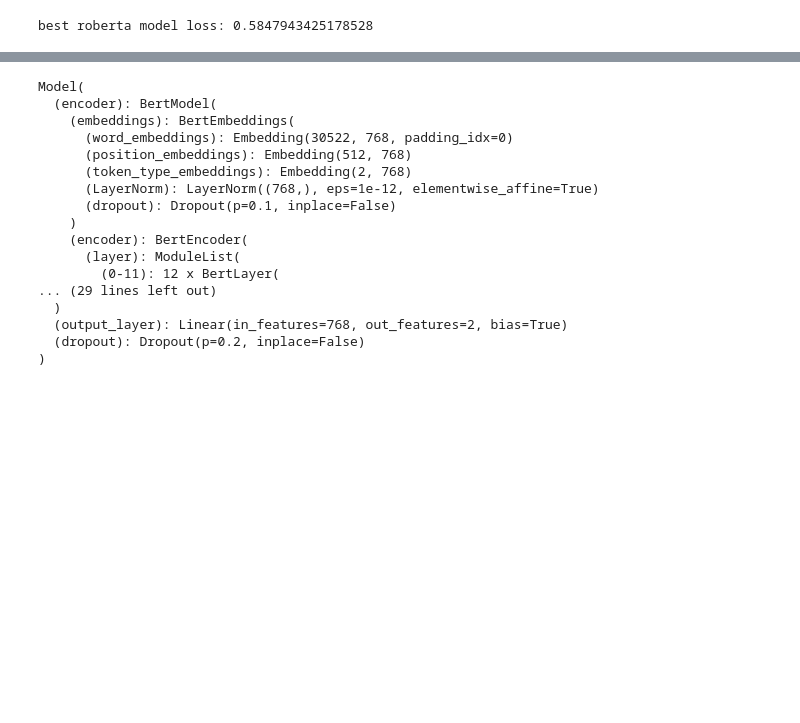
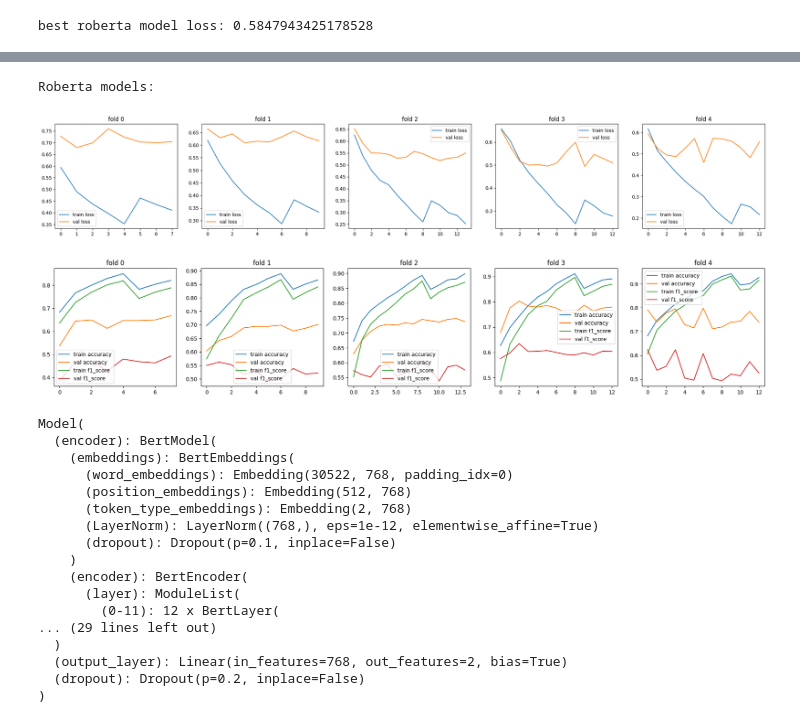
Before and after one commit to SeppiaBrilla/NLP_project, a Jupyter notebook: project.ipynb, the cells around one changed output, grey strips where cells are left out. Drawn from its saved outputs; the diff is of its cells as text; code cells hidden in the pictures; blank space fills up the shorter version.

```diff
--- a/project.ipynb
+++ b/project.ipynb
@@ -464,3 +526,42 @@ best roberta model loss: 0.5847943425178528
+# %%
+_, axs = plt.subplots(ncols = len(roberta_models), figsize=(27, 4))
+for fold, train_data in enumerate(legal_bert_models):
+    temp_list = [t["loss"] for t in train_data["data"]["train"]]
+    train_metric = []
+    for l in temp_list:
+        train_metric += l
+    temp_list = [t["loss"] for t in train_data["data"]["val"]]
+    val_metric = []
+    for l in temp_list:
+        val_metric += l
+    x = [i for i in range(len(val_metric))]
+    axs[fold].plot(x, train_metric, label="train loss")
+    axs[fold].plot(x, val_metric, label="val loss")
+    axs[fold].set_title(f"fold {fold}")
+    axs[fold].legend()
+print("Roberta models:")
+plt.show()
+_, axs = plt.subplots(ncols = len(roberta_models), figsize=(24, 4))
+for fold, train_data in enumerate(legal_bert_models):
+    for metric in ["accuracy", "f1_score"]:
+        temp_list = [t[metric] for t in train_data["data"]["train"]]
+        train_metric = []
+        for l in temp_list:
+            train_metric += l
+        temp_list = [t[metric] for t in train_data["data"]["val"]]
+        val_metric = []
+        for l in temp_list:
+            val_metric += l
+        x = [i for i in range(len(val_metric))]
+        axs[fold].plot(x, train_metric, label=f"train {metric}")
+        axs[fold].plot(x, val_metric, label=f"val {metric}")
+        axs[fold].set_title(f"fold {fold}")
+        axs[fold].legend()
+plt.show()
+# %% [output]
+Roberta models:
+[figure, added]
+[figure, added]
 # %%
 best_model_fold['model']
 # %% [output]
```
Also changed, not shown: parts of 7 cells of this notebook.
